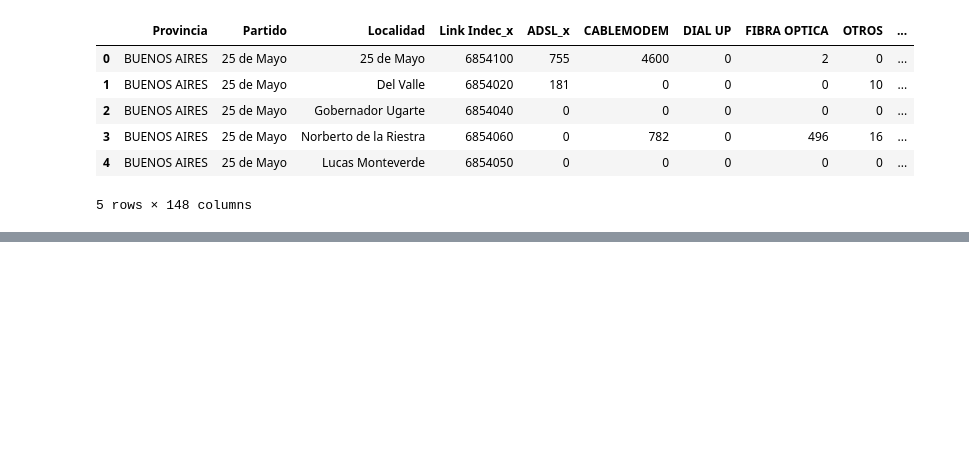
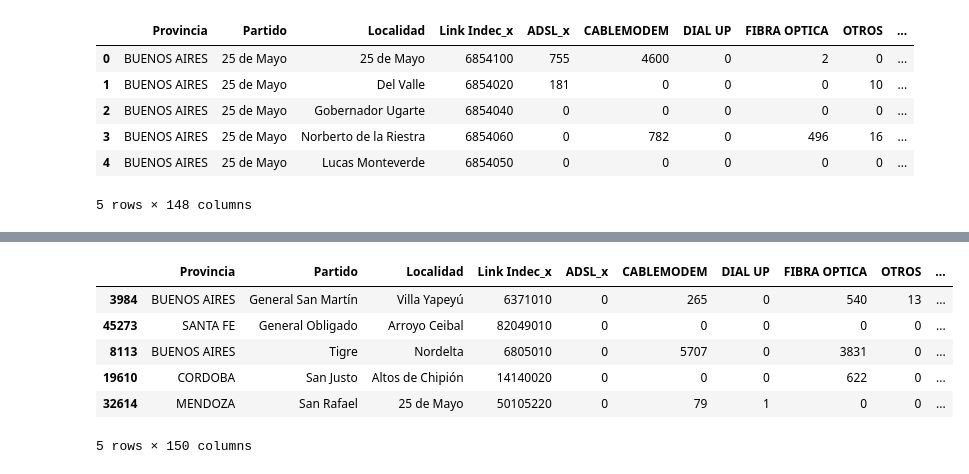
Before and after one commit to RomaDolcenera/PI2_enacom, a Jupyter notebook: ETL.ipynb, the cells around one changed output, grey strips where cells are left out. Cells and saved outputs as stored; diff of their text form; code cells hidden in the pictures; blank space fills up the shorter version.

```diff
--- a/ETL.ipynb
+++ b/ETL.ipynb
@@ -705,0 +844,12 @@ df4_nac.sample()
+# %%
+df2_partidos = df2_partidos.merge(mapa_conect[['Partido', 'Latitud', 'Longitud']], on='Partido', how='left')
+# %%
+df2_partidos.sample(5)
+# %% [output]
+|  | Provincia | Partido | Localidad | Link Indec_x | ADSL_x | CABLEMODEM | DIAL UP | FIBRA OPTICA | OTROS | ... |
+| 3984 | BUENOS AIRES | General San Martín | Villa Yapeyú | 6371010 | 0 | 265 | 0 | 540 | 13 | ... |
+| 45273 | SANTA FE | General Obligado | Arroyo Ceibal | 82049010 | 0 | 0 | 0 | 0 | 0 | ... |
+| 8113 | BUENOS AIRES | Tigre | Nordelta | 6805010 | 0 | 5707 | 0 | 3831 | 0 | ... |
+| 19610 | CORDOBA | San Justo | Altos de Chipión | 14140020 | 0 | 0 | 0 | 622 | 0 | ... |
+| 32614 | MENDOZA | San Rafael | 25 de Mayo | 50105220 | 0 | 79 | 1 | 0 | 0 | ... |
+5 rows × 150 columns
```
Also changed, not shown: parts of 83 cells of this notebook, 7 other files.
